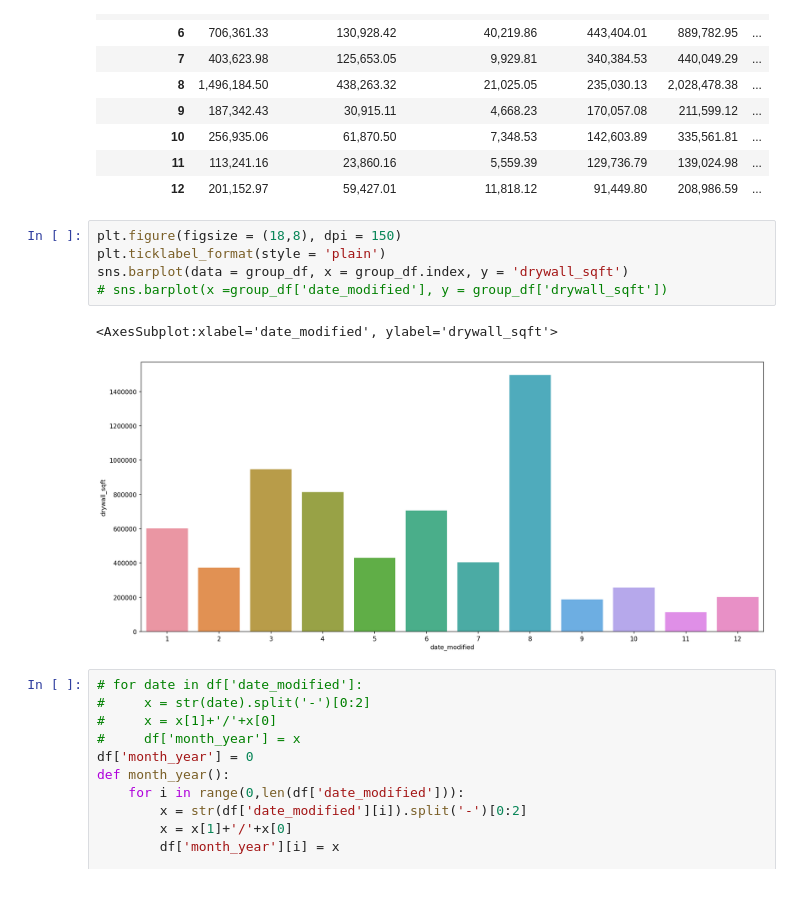
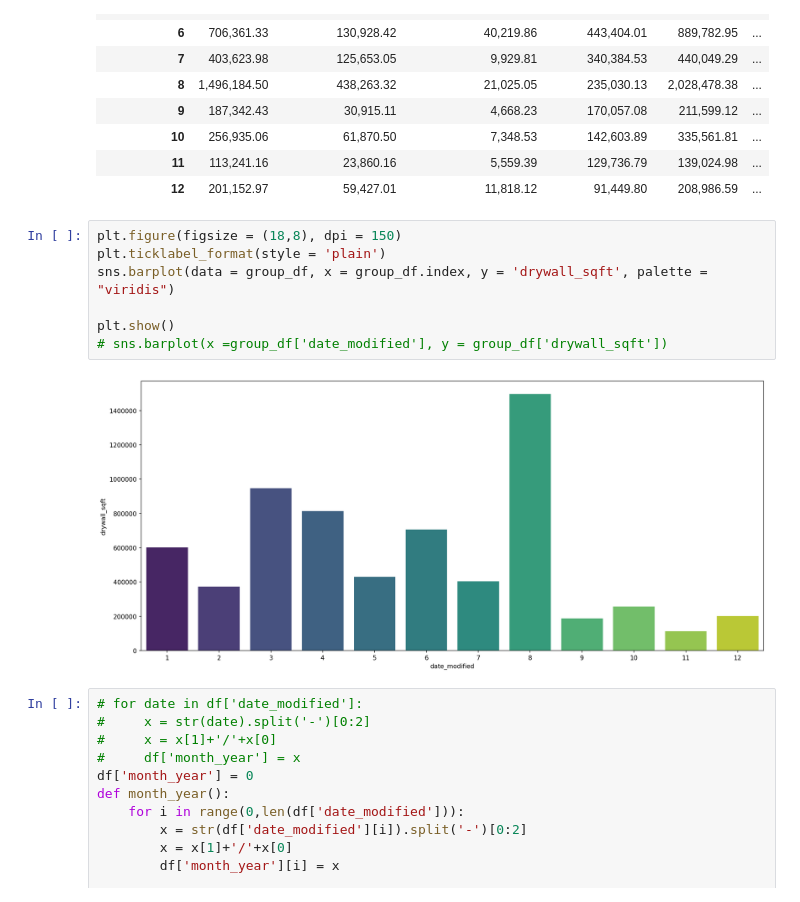
Before and after one commit to blombard24/XLSX_FileCrawler, a Jupyter notebook: file_crawler.ipynb, the cells around one changed output. Drawn from its saved outputs; the diff is of its cells as text.

```diff
--- a/file_crawler.ipynb
+++ b/file_crawler.ipynb
@@ -136,11 +163,12 @@ group_df
 # %%
 plt.figure(figsize = (18,8), dpi = 150)
 plt.ticklabel_format(style = 'plain')
-sns.barplot(data = group_df, x = group_df.index, y = 'drywall_sqft')
+sns.barplot(data = group_df, x = group_df.index, y = 'drywall_sqft', palette = "viridis")
+
+plt.show()
 # sns.barplot(x =group_df['date_modified'], y = group_df['drywall_sqft'])
 # %% [output]
-<AxesSubplot:xlabel='date_modified', ylabel='drywall_sqft'>
-[figure, old version]
+[figure, new version]
 # %%
 # for date in df['date_modified']:
 #     x = str(date).split('-')[0:2]
```
Also changed, not shown: parts of 6 cells of this notebook.
